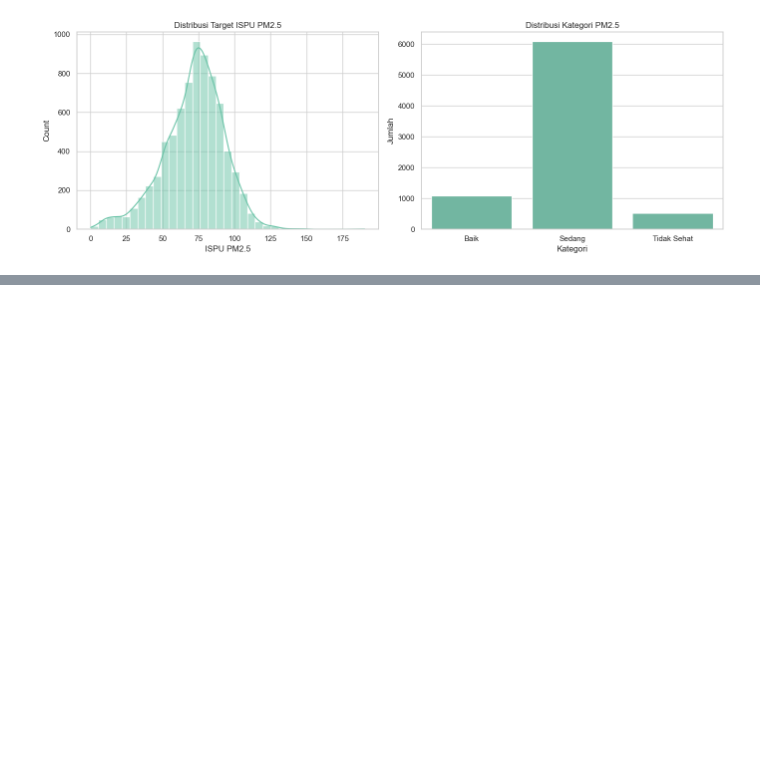
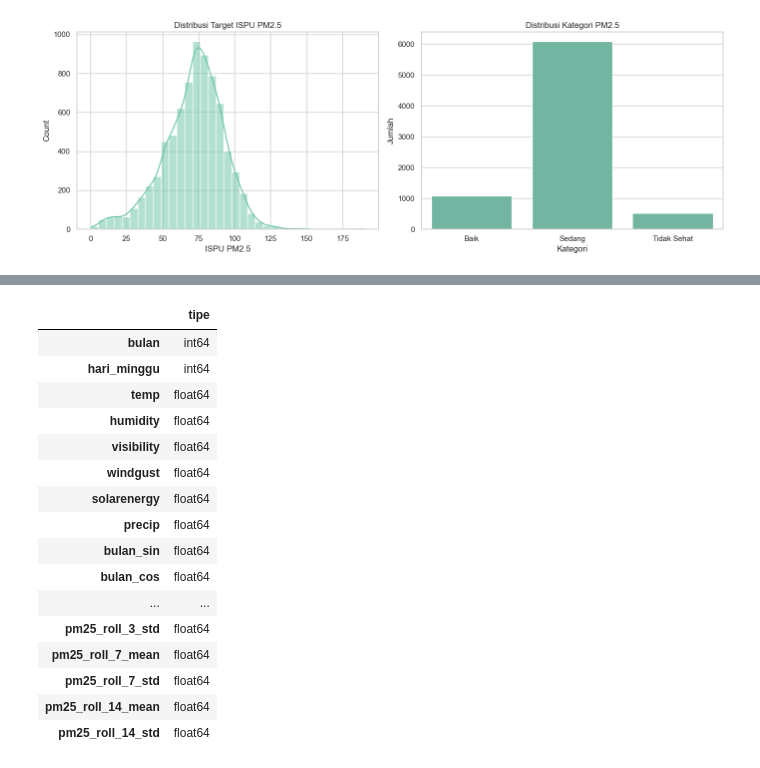
Before and after one commit to aauliaaz/project-daming, a Jupyter notebook: notebooks/02_Modelling.ipynb, the cells around one changed output, grey strips where cells are left out. Saved outputs shown, nothing was run; the diff lists cells and outputs as text; code cells hidden in the pictures; blank space fills up the shorter version.

```diff
--- a/notebooks/02_Modelling.ipynb
+++ b/notebooks/02_Modelling.ipynb
@@ -734,0 +150,73 @@ Hasil tuning: c:\Users\User\Air Pollution - Daming Project\notebooks\outputs\has
+# %%
+import time
+from sklearn.metrics import recall_score
+from sklearn.compose import TransformedTargetRegressor
+from sklearn.model_selection import GridSearchCV, PredefinedSplit
+
+TARGET = TARGET_REG          # 'ISPU PM2.5'
+CATEGORY_COL = TARGET_CAT        # 'kategori_pm25'
+DIR_OUTPUT = OUTPUT_DIR
+RANDOM = RANDOM
+WEATHER_COLS = ['temp', 'humidity', 'visibility', 'windgust', 'solarenergy', 'precip']
+
+
+# Feature engineering untuk modelling (tanpa data leakage)
+def build_modelling_features(data):
+    required_cols = ['tanggal', 'bulan', 'hari_minggu', TARGET] + WEATHER_COLS
+    missing_cols = [k for k in required_cols if k not in data.columns]
+    if missing_cols:
+        raise KeyError(f'Kolom wajib tidak ditemukan: {missing_cols}')
+
+    result = data.copy()
+    result['tanggal'] = pd.to_datetime(result['tanggal'])
+
+    # Buang baris tanpa data cuaca sama sekali (mis. 2025-01-01: data cuaca berakhir 2024-12-31)
+    no_weather_mask = result[WEATHER_COLS].isna().all(axis=1)
+    if no_weather_mask.any():
+        result = result[~no_weather_mask].reset_index(drop=True)
+
+    result = result.sort_values(['station', 'tanggal']).reset_index(drop=True)
+
+    def add_col(col_name, value):
+        if col_name not in result.columns:
+            result[col_name] = value
+
+    # Fitur siklus waktu
+    add_col('bulan_sin', np.sin(2 * np.pi * result['bulan'] / 12))
+    add_col('bulan_cos', np.cos(2 * np.pi * result['bulan'] / 12))
+    add_col('hari_minggu_sin', np.sin(2 * np.pi * result['hari_minggu'] / 7))
+    add_col('hari_minggu_cos', np.cos(2 * np.pi * result['hari_minggu'] / 7))
+
+    # Weekend & musim (konteks Jakarta: musim hujan Nov-Apr, kemarau Mei-Okt)
+    add_col('is_weekend', result['hari_minggu'].isin([5, 6]).astype(int))
+    add_col('musim_hujan', result['bulan'].isin([11, 12, 1, 2, 3, 4]).astype(int))
+    add_col('musim_kemarau', result['bulan'].isin([5, 6, 7, 8, 9, 10]).astype(int))
+
+    # Lag-1 cuaca per stasiun (shift(1) agar tidak ada kebocoran target)
+    for kolom in ['precip', 'humidity', 'windgust', 'visibility', 'temp']:
+        add_col(f'{kolom}_lag_1', result.groupby('station')[kolom].shift(1))
+
+    # Historis PM2.5 per stasiun (lag & rolling statistics)
+    for jeda in [1, 2, 7, 14]:
+        add_col(f'pm25_lag_{jeda}', result.groupby('station')[TARGET].shift(jeda))
+    pm25_shift = result.groupby('station')[TARGET].shift(1)
+    for window in [3, 7, 14]:
+        per_stasiun = pm25_shift.groupby(result['station'])
+        add_col(f'pm25_roll_{window}_mean', per_stasiun.rolling(window).mean().reset_index(level=0, drop=True))
+        add_col(f'pm25_roll_{window}_std', per_stasiun.rolling(window).std().reset_index(level=0, drop=True))
+
+    result = result.sort_values(['tanggal', 'station']).reset_index(drop=True)
+    return result
+
+
+df = build_modelling_features(df_raw)
+
+NON_FEATURE_COLS = ['tanggal', TARGET, CATEGORY_COL, 'station']
+FEATURE_LIST = [k for k in df.columns if k not in NON_FEATURE_COLS]
+
+print('Shape dataset final yang dipakai modelling:', df.shape)
+print('Rentang tanggal:', df['tanggal'].min().date(), 'sampai', df['tanggal'].max().date())
+print('Jumlah fitur modelling:', len(FEATURE_LIST))
+print('\nStruktur data (tipe):')
+display(df[FEATURE_LIST].dtypes.to_frame('tipe'))
+# %% [output]
@@ -734,0 +228,17 @@ Hasil tuning: c:\Users\User\Air Pollution - Daming Project\notebooks\outputs\has
+|  | tipe |
+| bulan | int64 |
+| hari_minggu | int64 |
+| temp | float64 |
+| humidity | float64 |
+| visibility | float64 |
+| windgust | float64 |
+| solarenergy | float64 |
+| precip | float64 |
+| bulan_sin | float64 |
+| bulan_cos | float64 |
+| ... | ... |
+| pm25_roll_3_std | float64 |
+| pm25_roll_7_mean | float64 |
+| pm25_roll_7_std | float64 |
+| pm25_roll_14_mean | float64 |
+| pm25_roll_14_std | float64 |
```
Also changed, not shown: parts of 81 cells of this notebook, 33 other files.
